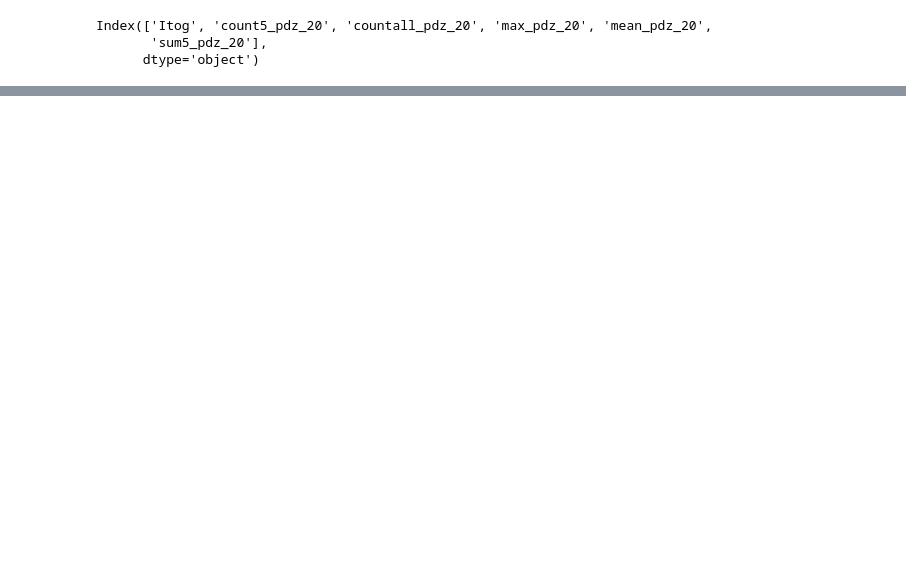
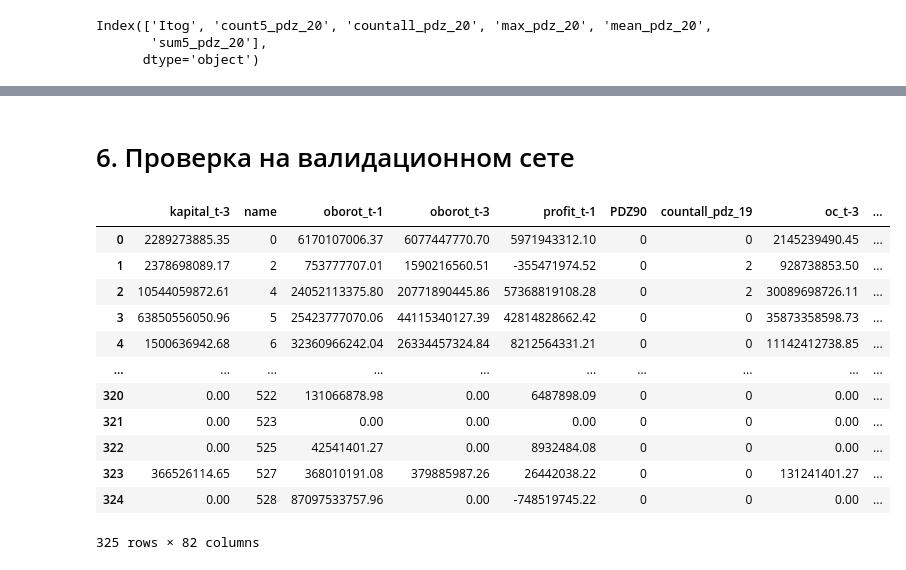
Before and after one commit to artbb/final, a Jupyter notebook: project.ipynb, the cells around one changed output, grey strips where cells are left out. Drawn from its saved outputs; the diff is of its cells as text; code cells hidden in the pictures; blank space fills up the shorter version.

```diff
--- a/project.ipynb
+++ b/project.ipynb
@@ -30,11 +40,16 @@ from sklearn.linear_model import LinearRegression, Lasso, Ridge
 from sklearn.ensemble import RandomForestClassifier, RandomForestRegressor, GradientBoostingRegressor
 from sklearn.tree import DecisionTreeRegressor, plot_tree, DecisionTreeClassifier
 from sklearn.preprocessing import StandardScaler, MinMaxScaler
-
+from sklearn.linear_model import LogisticRegression
 from sklearn.metrics import r2_score as r2, mean_squared_error as mse, roc_auc_score, recall_score
-
+from sklearn.ensemble import AdaBoostClassifier
+from sklearn.ensemble import GradientBoostingClassifier
 from sklearn import svm
 from sklearn.svm import SVR
+from sklearn.neural_network import MLPClassifier
+
+from sklearn.base import BaseEstimator, TransformerMixin
+from sklearn.pipeline import Pipeline, make_pipeline
 
 import statsmodels.api as sm
 import statsmodels.formula.api as smf
@@ -54,3 +69,10 @@ warnings.filterwarnings('ignore')
 import matplotlib.image as img
 from scipy import stats
 from IPython.display import Image
+
+from sklearn.metrics import f1_score, roc_auc_score, precision_score, classification_report, precision_recall_curve, confusion_matrix
+import itertools
+
+from sklearn.metrics import precision_recall_curve, roc_curve, roc_auc_score
+
+pd.set_option('display.float_format', '{:.2f}'.format)
@@ -166,12 +258,13 @@ def rename(feat, year, data_year=2020):
     return rename_col
 # %%
 #year = [-3, -2, -1]
+#класс компании по выручке. Сразу из первичного анализа было видно, что выручку необходимо заменить на классы,
+#а не использовать абсолютные значения
 
 def class_revenue(data, year):
     for yr in year:
         data[f'class_rev_t{yr}'] = 0
-        data.loc[(data[f'revenue_t{yr}'] > 200000000) & (data[f'revenue_t{yr}'] <= 500000000), f'class_rev_t{yr}'] = 1
-        data.loc[(data[f'revenue_t{yr}'] > 500000000) & (data[f'revenue_t{yr}'] <= 700000000), f'class_rev_t{yr}'] = 2
-        data.loc[(data[f'revenue_t{yr}'] > 700000000) & (data[f'revenue_t{yr}'] <= 1000000000), f'class_rev_t{yr}'] = 3
-        data.loc[(data[f'revenue_t{yr}'] > 1000000000) & (data[f'revenue_t{yr}'] <= 2500000000), f'class_rev_t{yr}'] = 4
-        data.loc[data[f'revenue_t{yr}'] > 2500000000, f'class_rev_t{yr}'] = 5
+        data.loc[(data[f'revenue_t{yr}'] > 50000000) & (data[f'revenue_t{yr}'] <= 150000000), f'class_rev_t{yr}'] = 1
+        data.loc[(data[f'revenue_t{yr}'] > 150000000) & (data[f'revenue_t{yr}'] <= 5000000000), f'class_rev_t{yr}'] = 2
+        data.loc[(data[f'revenue_t{yr}'] > 5000000000) & (data[f'revenue_t{yr}'] <= 1000000000), f'class_rev_t{yr}'] = 3
+        data.loc[data[f'revenue_t{yr}'] > 1000000000, f'class_rev_t{yr}'] = 4
@@ -280,3 +470,18 @@ def make_df(data, year_3 = [-3, -2, -1], year_2 = [-2, -1], features = features,
 
 
     return data
+# %%
+# Итоговая функция дообработки данных, не включенная в основную функцию по доп параметрам
+def additional_transform(data):
+    class_dolg_zaem(data)
+    growth_minmax(data)
+    class_kapital(data)
+    class_krat_liabil(data)
+    class_krat_zaem(data)
+    margin_minmax(data)
+    class_oborot(data)
+    class_oc(data)
+    class_profit(data)
+    revdebt_max(data)
+
+    return data
@@ -298,0 +1068,2 @@ Index(['Itog', 'PDZ30', 'PDZ365', 'PDZ700', 'PDZ90', 'count5_pdz_20',
+# %% [markdown]
+# 6. Проверка на валидационном сете<a class='anchor' id='valid'>
@@ -298,0 +1073,16 @@ Index(['Itog', 'PDZ30', 'PDZ365', 'PDZ700', 'PDZ90', 'count5_pdz_20',
+# %%
+additional_transform(df21)
+# %% [output]
+|  | kapital_t-3 | name | oborot_t-1 | oborot_t-3 | profit_t-1 | PDZ90 | countall_pdz_19 | oc_t-3 | ... |
+| 0 | 2289273885.35 | 0 | 6170107006.37 | 6077447770.70 | 5971943312.10 | 0 | 0 | 2145239490.45 | ... |
+| 1 | 2378698089.17 | 2 | 753777707.01 | 1590216560.51 | -355471974.52 | 0 | 2 | 928738853.50 | ... |
+| 2 | 10544059872.61 | 4 | 24052113375.80 | 20771890445.86 | 57368819108.28 | 0 | 2 | 30089698726.11 | ... |
+| 3 | 63850556050.96 | 5 | 25423777070.06 | 44115340127.39 | 42814828662.42 | 0 | 0 | 35873358598.73 | ... |
+| 4 | 1500636942.68 | 6 | 32360966242.04 | 26334457324.84 | 8212564331.21 | 0 | 0 | 11142412738.85 | ... |
+| ... | ... | ... | ... | ... | ... | ... | ... | ... | ... |
+| 320 | 0.00 | 522 | 131066878.98 | 0.00 | 6487898.09 | 0 | 0 | 0.00 | ... |
+| 321 | 0.00 | 523 | 0.00 | 0.00 | 0.00 | 0 | 0 | 0.00 | ... |
+| 322 | 0.00 | 525 | 42541401.27 | 0.00 | 8932484.08 | 0 | 0 | 0.00 | ... |
+| 323 | 366526114.65 | 527 | 368010191.08 | 379885987.26 | 26442038.22 | 0 | 0 | 131241401.27 | ... |
+| 324 | 0.00 | 528 | 87097533757.96 | 0.00 | -748519745.22 | 0 | 0 | 0.00 | ... |
+325 rows × 82 columns
```
Also changed, not shown: parts of 96 cells of this notebook.
